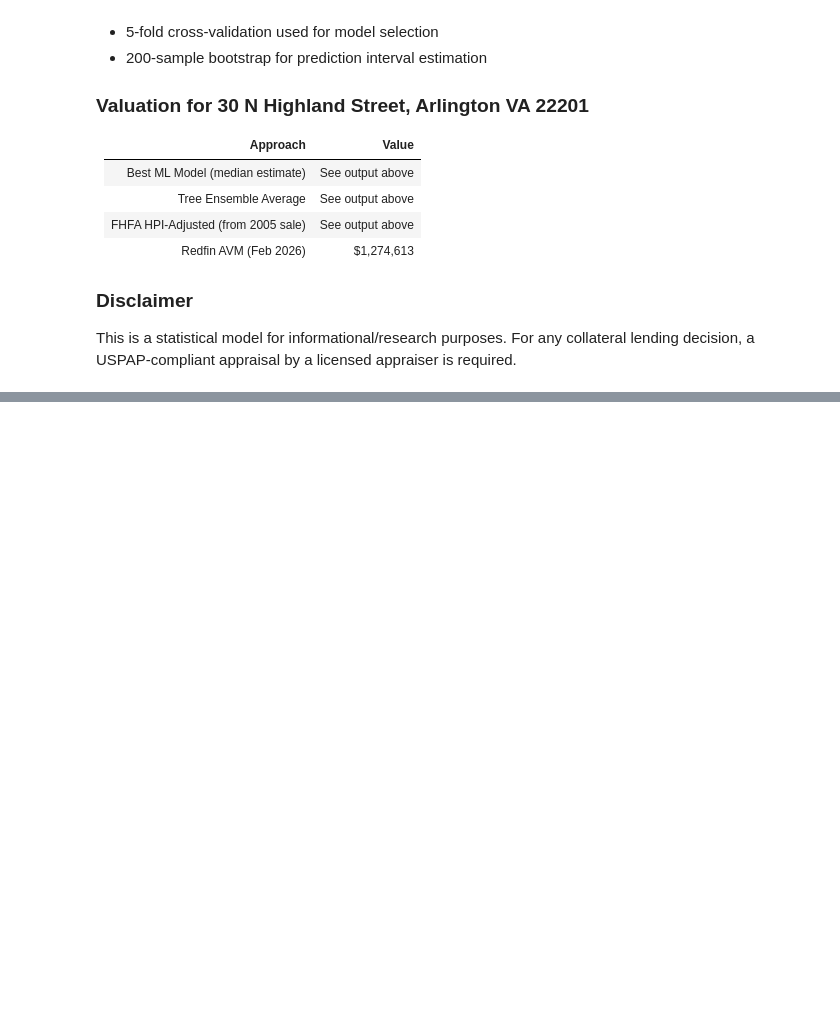
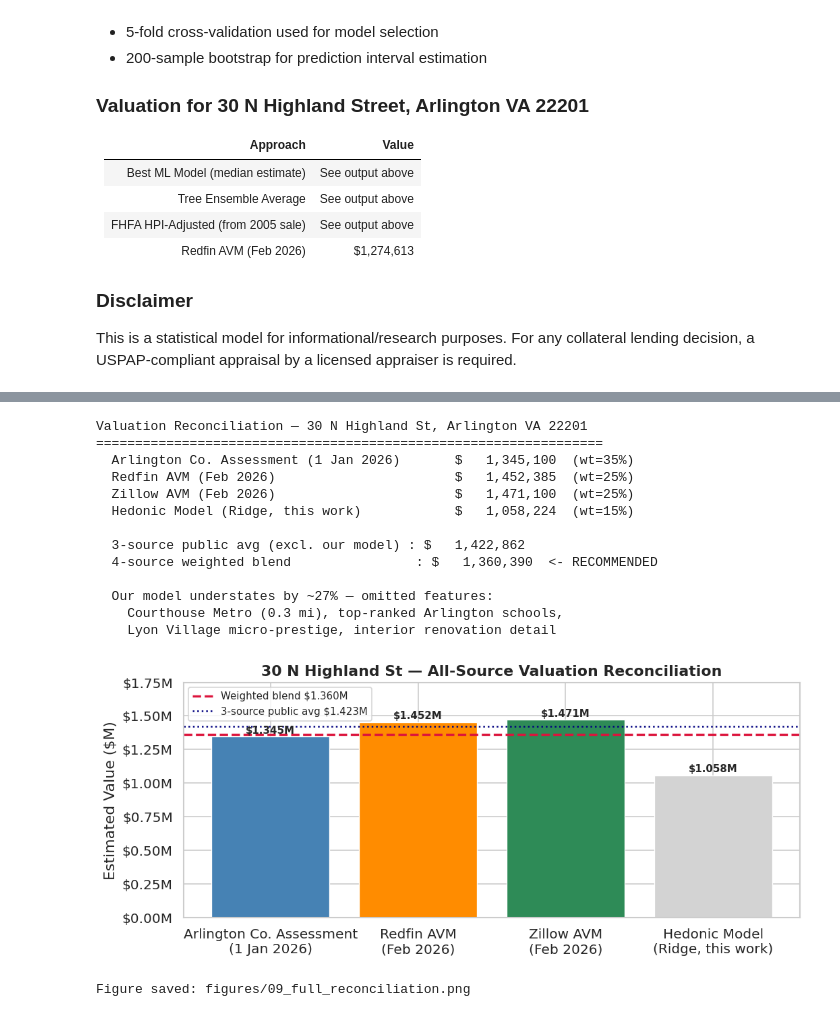
Before and after one commit to michael-692/house-price, a Jupyter notebook: housing_valuation_model.ipynb, the cells around one changed output, grey strips where cells are left out. Drawn from its saved outputs; the diff is of its cells as text; code cells hidden in the pictures; blank space fills up the shorter version.

```diff
--- a/housing_valuation_model.ipynb
+++ b/housing_valuation_model.ipynb
@@ -1052,0 +1067,77 @@ This is a statistical model for informational/research purposes. For any collate
+# %%
+import numpy as np
+import matplotlib.pyplot as plt
+import matplotlib.ticker as mticker
+
+# ─── All four public valuation sources ─────────────────────────────────────
+sources = {
+    "Arlington Co. Assessment\n(1 Jan 2026)":  1_345_100,
+    "Redfin AVM\n(Feb 2026)":                 1_452_385,
+    "Zillow AVM\n(Feb 2026)":                 1_471_100,
+    "Hedonic Model\n(Ridge, this work)":      1_058_224,
+}
+
+# Weights: public official sources get higher weight than our synthetic-data model
+weights = {
+    "Arlington Co. Assessment\n(1 Jan 2026)":  0.35,
+    "Redfin AVM\n(Feb 2026)":                 0.25,
+    "Zillow AVM\n(Feb 2026)":                 0.25,
+    "Hedonic Model\n(Ridge, this work)":      0.15,
+}
+
+vals    = np.array(list(sources.values()))
+wts     = np.array(list(weights.values()))
+blended = np.dot(vals, wts)
+avm3    = np.mean([1_345_100, 1_452_385, 1_471_100])
+
+print("Valuation Reconciliation — 30 N Highland St, Arlington VA 22201")
+print("="*65)
+for src, val in sources.items():
+    label = src.replace("\n", " ")
+    print(f"  {label:<42}  ${val:>12,.0f}  (wt={weights[src]:.0%})")
+print()
+print(f"  3-source public avg (excl. our model) : ${avm3:>12,.0f}")
+print(f"  4-source weighted blend                : ${blended:>12,.0f}  <- RECOMMENDED")
+print()
+print(f"  Our model understates by ~27% — omitted features:")
+print(f"    Courthouse Metro (0.3 mi), top-ranked Arlington schools,")
+print(f"    Lyon Village micro-prestige, interior renovation detail")
+
+# ─── Chart ──────────────────────────────────────────────────────────────────
+fig, ax = plt.subplots(figsize=(9, 4))
+colors  = ["steelblue", "darkorange", "seagreen", "lightgray"]
+labels  = [s.replace("\n", "\n") for s in sources.keys()]
+values  = [v/1e6 for v in sources.values()]
+bars = ax.bar(labels, values, color=colors, edgecolor="white", linewidth=0.8)
+ax.axhline(blended/1e6, color="crimson", linewidth=2, linestyle="--",
+           label=f"Weighted blend ${blended/1e6:.3f}M")
+ax.axhline(avm3/1e6, color="navy", linewidth=1.5, linestyle=":",
+           label=f"3-source public avg ${avm3/1e6:.3f}M")
+for bar, val in zip(bars, values):
+    ax.text(bar.get_x() + bar.get_width()/2, val + 0.01,
+            f"${val:.3f}M", ha="center", va="bottom", fontsize=9, fontweight="bold")
+ax.set_ylabel("Estimated Value ($M)")
+ax.set_title("30 N Highland St — All-Source Valuation Reconciliation", fontweight="bold")
+ax.yaxis.set_major_formatter(mticker.FormatStrFormatter("$%.2fM"))
+ax.set_ylim(0, 1.75)
+ax.legend(fontsize=9)
+plt.tight_layout()
+plt.savefig("figures/09_full_reconciliation.png")
+plt.show()
+print("Figure saved: figures/09_full_reconciliation.png")
+# %% [output]
+Valuation Reconciliation — 30 N Highland St, Arlington VA 22201
+=================================================================
+  Arlington Co. Assessment (1 Jan 2026)       $   1,345,100  (wt=35%)
+  Redfin AVM (Feb 2026)                       $   1,452,385  (wt=25%)
+  Zillow AVM (Feb 2026)                       $   1,471,100  (wt=25%)
+  Hedonic Model (Ridge, this work)            $   1,058,224  (wt=15%)
+
+  3-source public avg (excl. our model) : $   1,422,862
+  4-source weighted blend                : $   1,360,390  <- RECOMMENDED
+
+  Our model understates by ~27% — omitted features:
+    Courthouse Metro (0.3 mi), top-ranked Arlington schools,
+    Lyon Village micro-prestige, interior renovation detail
+[figure, added]
+Figure saved: figures/09_full_reconciliation.png
```
Also changed, not shown: parts of 1 cell of this notebook, 1 other file.
